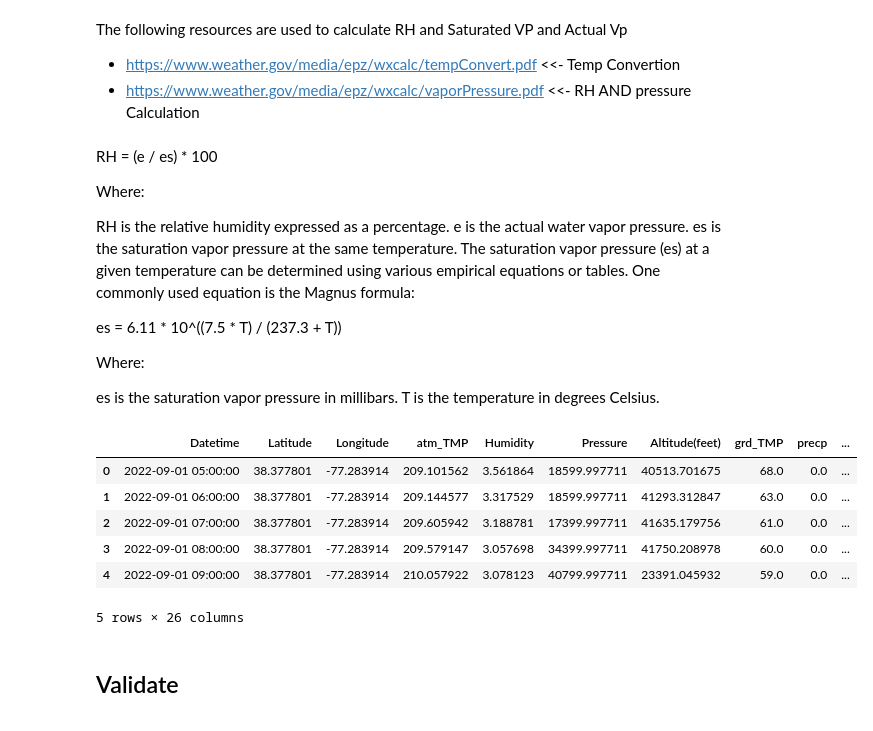
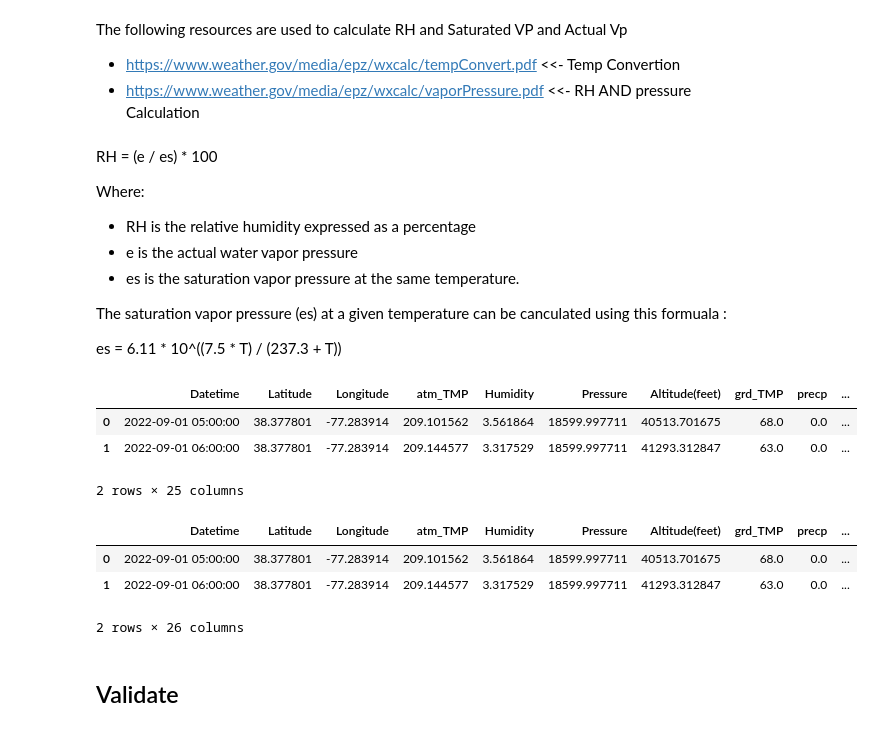
Before and after one commit to Fraolabebe/Team-SkySci-Analytics, a Jupyter notebook: Atmospheric Data Scraper/RAP Atmospheric Data Transformation.ipynb, the cells around one changed output. Cells and saved outputs as stored; diff of their text form; code cells hidden in the pictures.

Commit message:
Update n atmospheric data transformation

```diff
--- a/Atmospheric Data Scraper/RAP Atmospheric Data Transformation.ipynb
+++ b/Atmospheric Data Scraper/RAP Atmospheric Data Transformation.ipynb
@@ -121,14 +131,10 @@ RH = (e / es) * 100
 
 Where:
 
-RH is the relative humidity expressed as a percentage.
-e is the actual water vapor pressure.
-es is the saturation vapor pressure at the same temperature.
-The saturation vapor pressure (es) at a given temperature can be determined using various empirical equations or tables. One commonly used equation is the Magnus formula:
+- RH is the relative humidity expressed as a percentage
+- e is the actual water vapor pressure
+- es is the saturation vapor pressure at the same temperature.
+
+The saturation vapor pressure (es) at a given temperature can be canculated using this formuala :
 
 es = 6.11 * 10^((7.5 * T) / (237.3 + T))
-
-Where:
-
-es is the saturation vapor pressure in millibars.
-T is the temperature in degrees Celsius.
@@ -135,22 +145,26 @@ T is the temperature in degrees Celsius.
 # %%
-#Converting TMP to degree of Celsius
-combined_data['TMP_C'] = (combined_data['atm_TMP'] - 32) * 5/9
-combined_data['dewPT_C'] = (combined_data['dewPt'] - 32) * 5/9
-
-# Calculate Saturated Vapor Pressure (Saturated_vp
+# Calculate Saturated Vapor Pressure (Saturated_vp )
 combined_data['Saturated_vp'] = 6.11 * 10**((7.5 * combined_data['atm_TMP']) / (237.3 + combined_data['atm_TMP']))
 
 
 combined_data['RH_water'] = ((combined_data['Pressure'])/(combined_data['Saturated_vp'])) *100
-combined_data.head()
+combined_data.head(2)
 # %% [output]
 |  | Datetime | Latitude | Longitude | atm_TMP | Humidity | Pressure | Altitude(feet) | grd_TMP | precp | ... |
 | 0 | 2022-09-01 05:00:00 | 38.377801 | -77.283914 | 209.101562 | 3.561864 | 18599.997711 | 40513.701675 | 68.0 | 0.0 | ... |
 | 1 | 2022-09-01 06:00:00 | 38.377801 | -77.283914 | 209.144577 | 3.317529 | 18599.997711 | 41293.312847 | 63.0 | 0.0 | ... |
-| 2 | 2022-09-01 07:00:00 | 38.377801 | -77.283914 | 209.605942 | 3.188781 | 17399.997711 | 41635.179756 | 61.0 | 0.0 | ... |
-| 3 | 2022-09-01 08:00:00 | 38.377801 | -77.283914 | 209.579147 | 3.057698 | 34399.997711 | 41750.208978 | 60.0 | 0.0 | ... |
-| 4 | 2022-09-01 09:00:00 | 38.377801 | -77.283914 | 210.057922 | 3.078123 | 40799.997711 | 23391.045932 | 59.0 | 0.0 | ... |
-5 rows × 26 columns
+2 rows × 25 columns
+# %%
+combined_data['Saturated_vp'] = 6.11 * 10**((7.5 * combined_data['atm_TMP']) / (237.3 + combined_data['atm_TMP']))
+combined_data['converted_vp'] = combined_data['Pressure']/100
+
+combined_data['RH_water2'] = ((combined_data['converted_vp'])/(combined_data['Saturated_vp']))*100
+combined_data.head(2)
+# %% [output]
+|  | Datetime | Latitude | Longitude | atm_TMP | Humidity | Pressure | Altitude(feet) | grd_TMP | precp | ... |
+| 0 | 2022-09-01 05:00:00 | 38.377801 | -77.283914 | 209.101562 | 3.561864 | 18599.997711 | 40513.701675 | 68.0 | 0.0 | ... |
+| 1 | 2022-09-01 06:00:00 | 38.377801 | -77.283914 | 209.144577 | 3.317529 | 18599.997711 | 41293.312847 | 63.0 | 0.0 | ... |
+2 rows × 26 columns
 # %% [markdown]
 ## Validate
 # %%
```
Also changed, not shown: parts of 6 cells of this notebook.
